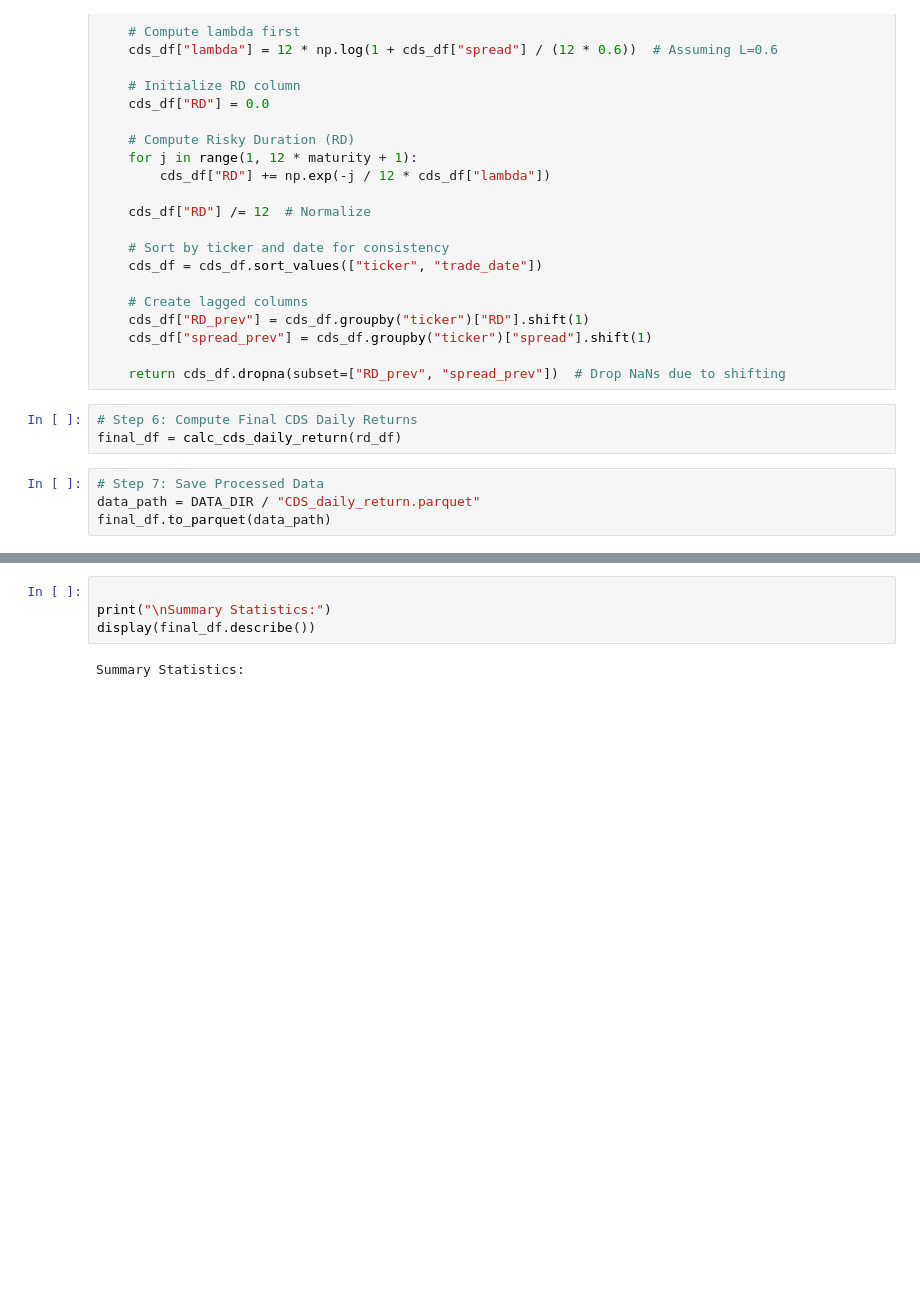
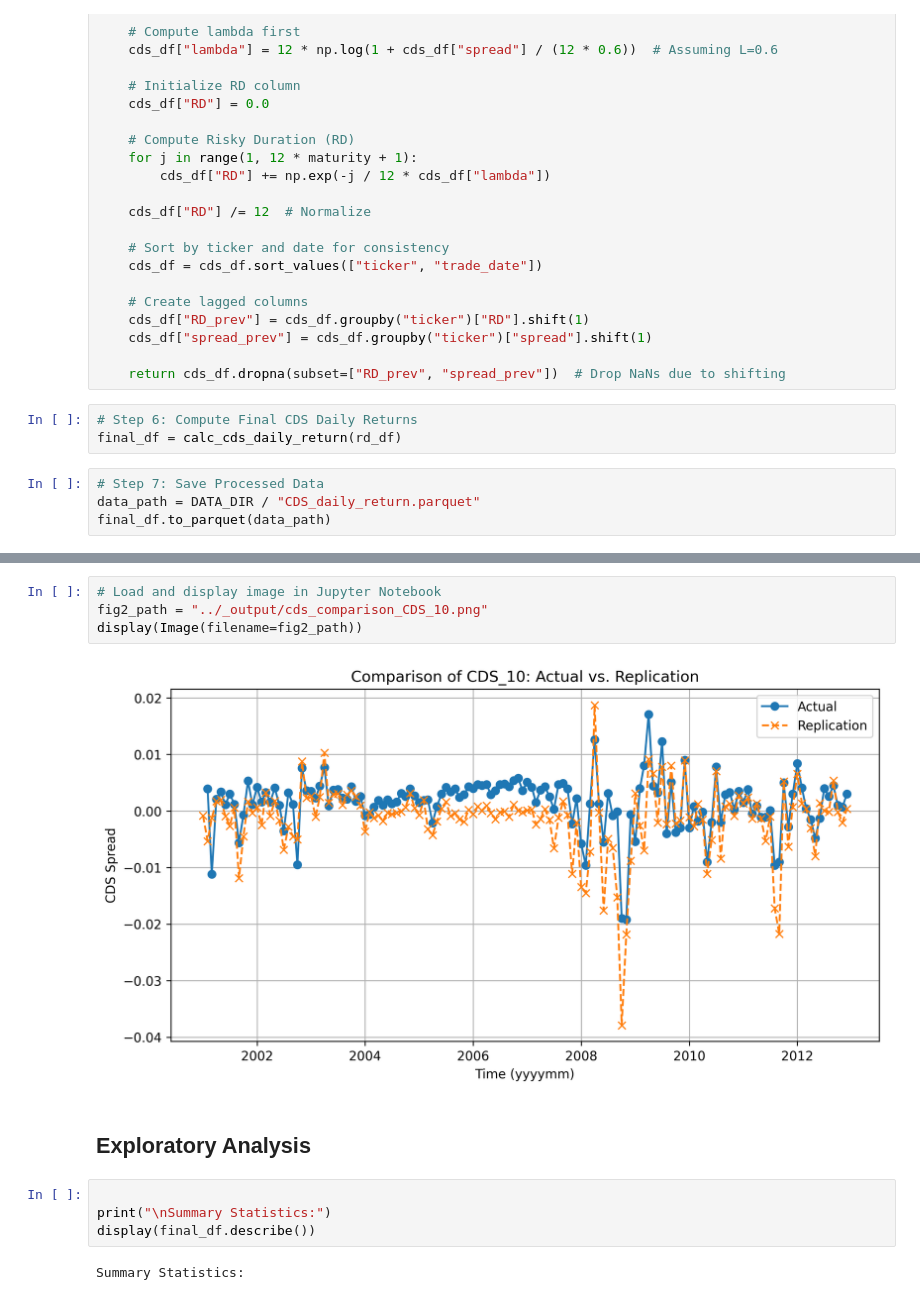
Before and after one commit to ygxu01/credit-default-swap-returns-replication, a Jupyter notebook: src/Final_Project.ipynb, the cells around one changed output, grey strips where cells are left out. Saved outputs shown, nothing was run; the diff lists cells and outputs as text; blank space fills up the shorter version.

```diff
--- a/src/Final_Project.ipynb
+++ b/src/Final_Project.ipynb
@@ -210,3 +175,11 @@ Final Processed Data:
+# %%
+# Load and display image in Jupyter Notebook
+fig2_path = "../_output/cds_comparison_CDS_10.png"
+display(Image(filename=fig2_path))
+# %% [output]
+[figure, added]
+# %% [markdown]
+## Exploratory Analysis
 # %%
 
 print("\nSummary Statistics:")
```
Also changed, not shown: parts of 10 cells of this notebook, 2 other files.
